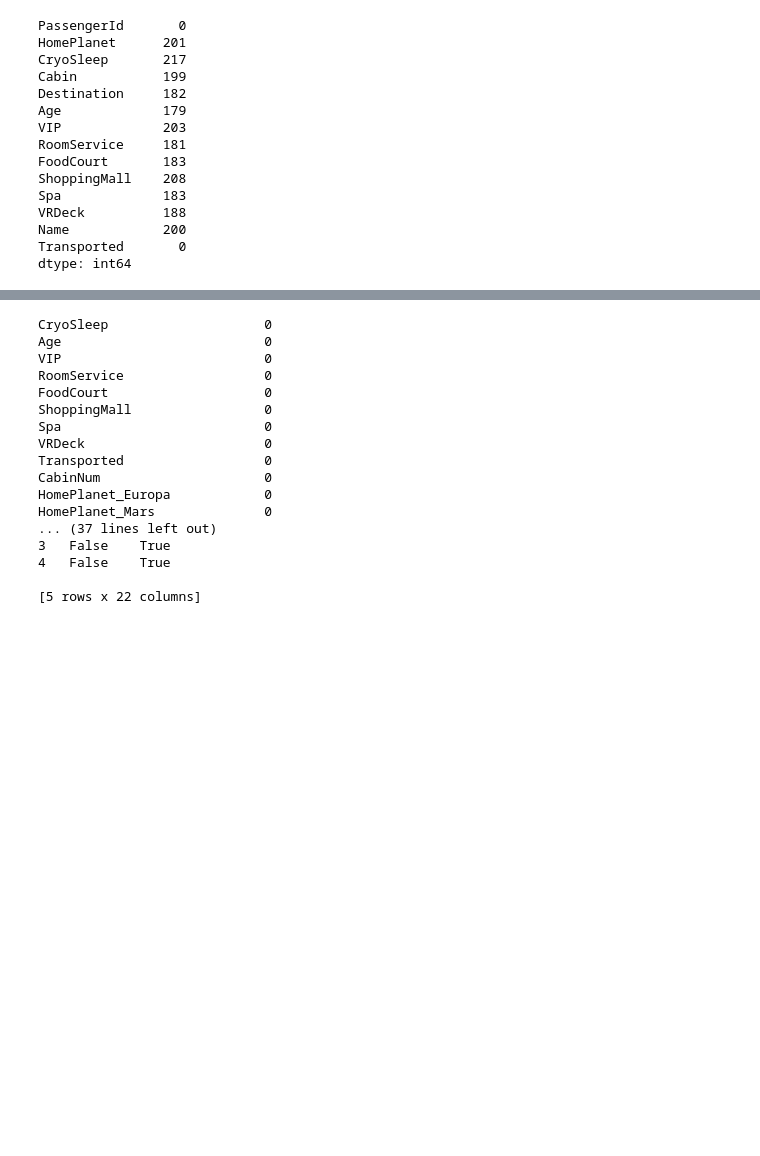
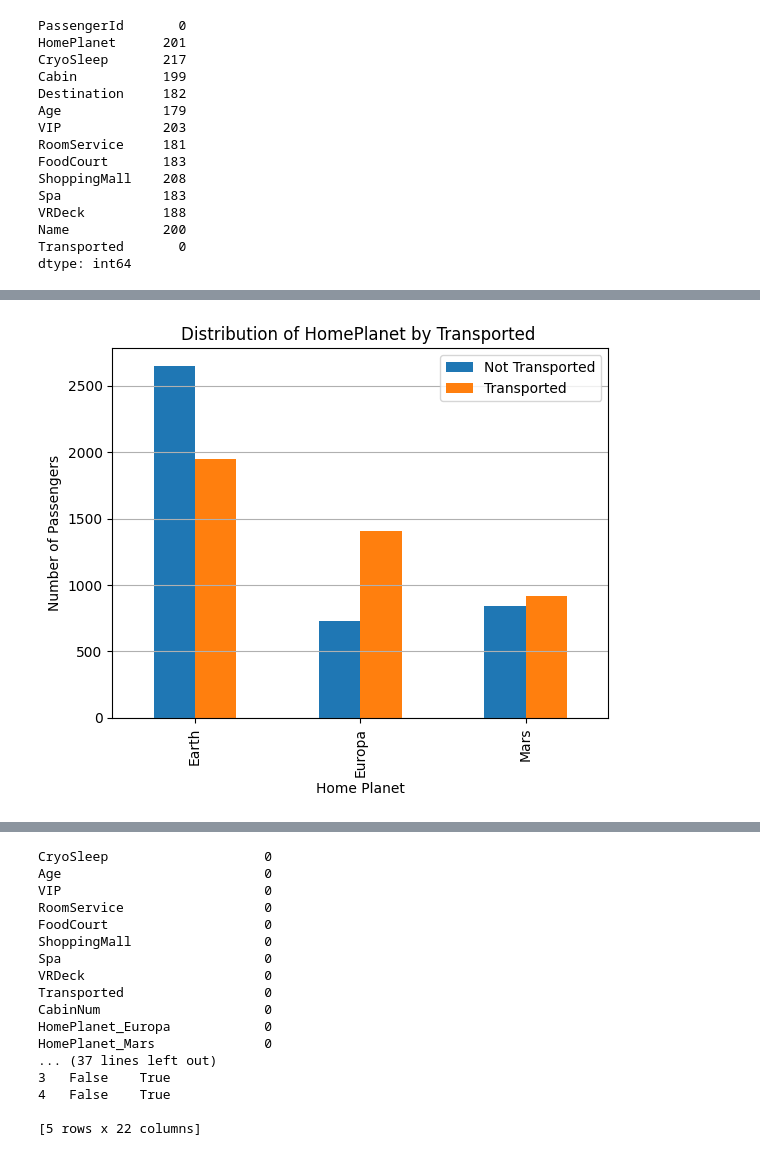
Before and after one commit to larabiislem/Spaceship-Titanic, a Jupyter notebook: Spaceship Titanic.ipynb, the cells around one changed output, grey strips where cells are left out. Drawn from its saved outputs; the diff is of its cells as text; code cells hidden in the pictures; blank space fills up the shorter version.

```diff
--- a/Spaceship Titanic.ipynb
+++ b/Spaceship Titanic.ipynb
@@ -71,0 +81,11 @@ bool
+# %%
+homeplanet_transported = df.groupby(['HomePlanet', 'Transported']).size().unstack()
+homeplanet_transported.plot(kind='bar', stacked=False, ax=plt.gca())
+plt.title('Distribution of HomePlanet by Transported ')
+plt.xlabel('Home Planet')
+plt.ylabel('Number of Passengers')
+plt.legend(['Not Transported', 'Transported'])
+plt.grid(True, axis='y')
+plt.show()
+# %% [output]
+[figure, added]
```
Also changed, not shown: parts of 4 cells of this notebook.
